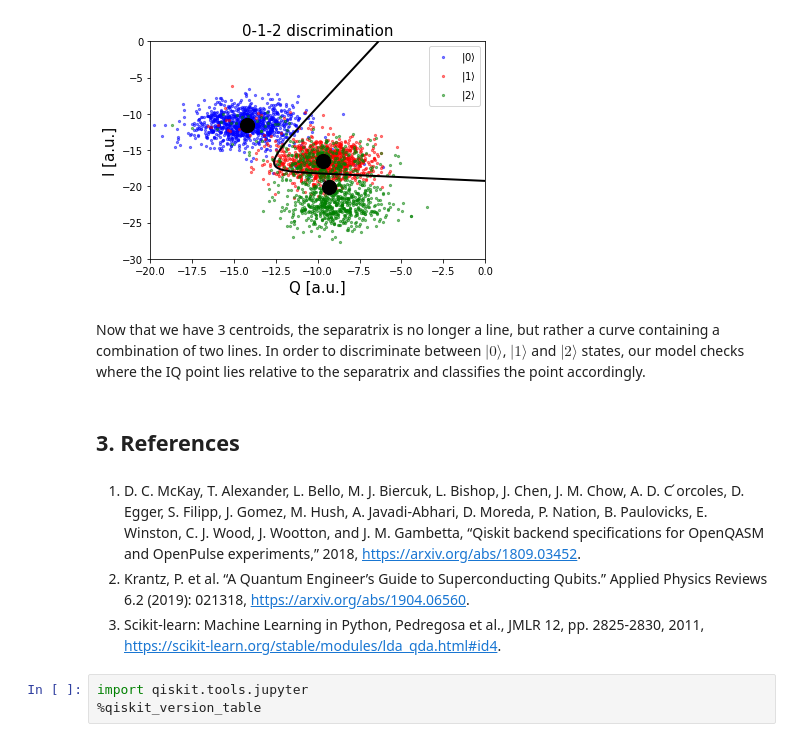
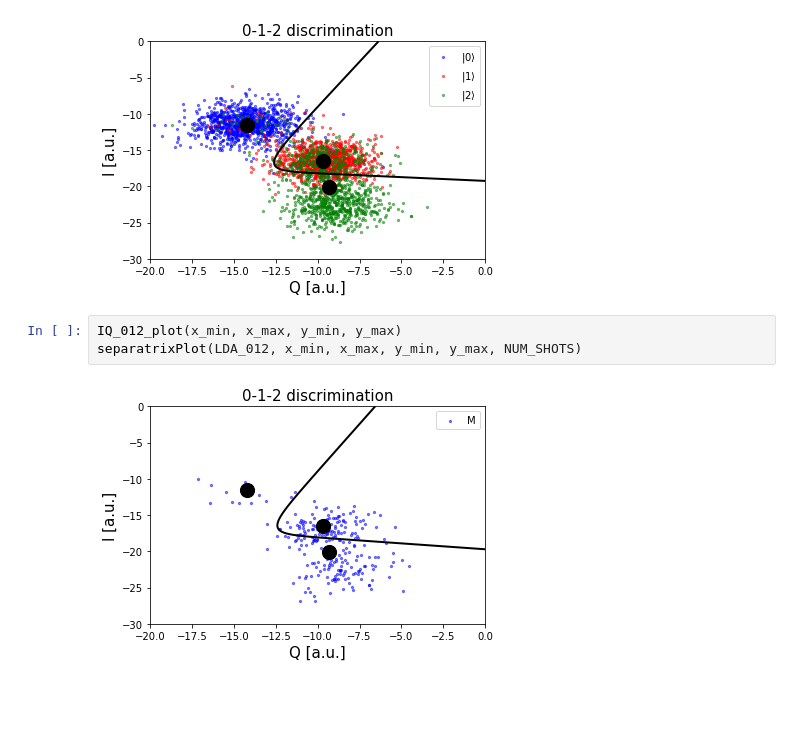
Before and after one commit to lazyoracle/qiskit-3-neutrino, a Jupyter notebook: notebooks/Access_Higher_new.ipynb, the cells around one changed output. Saved outputs shown, nothing was run; the diff lists cells and outputs as text; blank space fills up the shorter version.

```diff
--- a/notebooks/Access_Higher_new.ipynb
+++ b/notebooks/Access_Higher_new.ipynb
@@ -1049,14 +954,8 @@ IQ_012_plot(x_min, x_max, y_min, y_max)
 separatrixPlot(LDA_012, x_min, x_max, y_min, y_max, NUM_SHOTS)
 # %% [output]
 [figure]
-# %% [markdown]
-Now that we have 3 centroids, the separatrix is no longer a line, but rather a curve containing a combination of two lines. In order to discriminate between $|0\rangle$, $|1\rangle$ and $|2\rangle$ states, our model checks where the IQ point lies relative to the separatrix and classifies the point accordingly.
-# %% [markdown]
-## 3. References <a id="refs"></a>
-# %% [markdown]
-1. D. C. McKay, T. Alexander, L. Bello, M. J. Biercuk, L. Bishop, J. Chen, J. M. Chow, A. D. C ́orcoles, D. Egger, S. Filipp, J. Gomez, M. Hush, A. Javadi-Abhari, D. Moreda, P. Nation, B. Paulovicks, E. Winston, C. J. Wood, J. Wootton, and J. M. Gambetta, “Qiskit backend specifications for OpenQASM and OpenPulse experiments,” 2018, https://arxiv.org/abs/1809.03452.
-2. Krantz, P. et al. “A Quantum Engineer’s Guide to Superconducting Qubits.” Applied Physics Reviews 6.2 (2019): 021318, https://arxiv.org/abs/1904.06560.
-3. Scikit-learn: Machine Learning in Python, Pedregosa et al., JMLR 12, pp. 2825-2830, 2011, https://scikit-learn.org/stable/modules/lda_qda.html#id4.
-# %%
-import qiskit.tools.jupyter
-%qiskit_version_table
+# %%
+IQ_012_plot(x_min, x_max, y_min, y_max)
+separatrixPlot(LDA_012, x_min, x_max, y_min, y_max, NUM_SHOTS)
+# %% [output]
+[figure, added]
```
Also changed, not shown: parts of 61 cells of this notebook.
